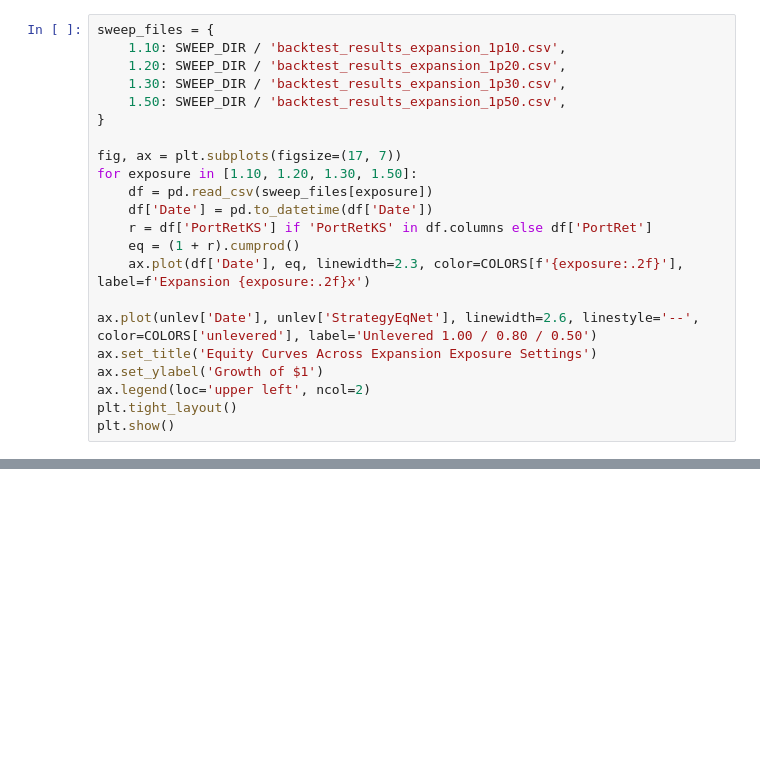
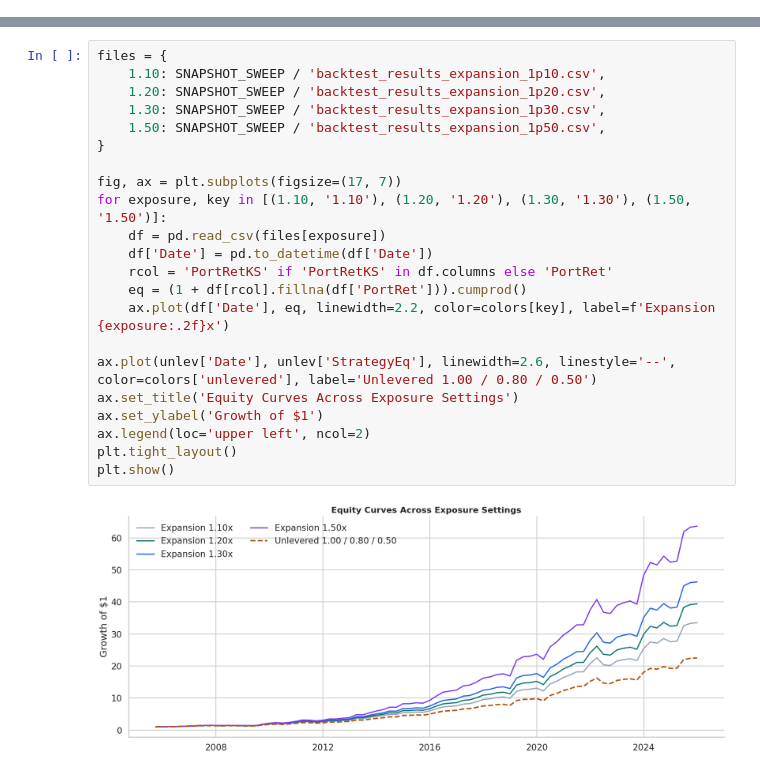
Before and after one commit to Nova-SBE-Portfolio-Management-Club/LongShort_EquityFund, a Jupyter notebook: macro_regime_v6_final/macro_regime_final/notebooks/backtest_visualization.ipynb, the cells around one changed output, grey strips where cells are left out. Cells and saved outputs as stored; diff of their text form; blank space fills up the shorter version.

```diff
--- a/macro_regime_v6_final/macro_regime_final/notebooks/backtest_visualization.ipynb
+++ b/macro_regime_v6_final/macro_regime_final/notebooks/backtest_visualization.ipynb
@@ -307,22 +0,0 @@ display(sweep_show)
-# %%
-sweep_files = {
-    1.10: SWEEP_DIR / 'backtest_results_expansion_1p10.csv',
-    1.20: SWEEP_DIR / 'backtest_results_expansion_1p20.csv',
-    1.30: SWEEP_DIR / 'backtest_results_expansion_1p30.csv',
-    1.50: SWEEP_DIR / 'backtest_results_expansion_1p50.csv',
-}
-
-fig, ax = plt.subplots(figsize=(17, 7))
-for exposure in [1.10, 1.20, 1.30, 1.50]:
-    df = pd.read_csv(sweep_files[exposure])
-    df['Date'] = pd.to_datetime(df['Date'])
-    r = df['PortRetKS'] if 'PortRetKS' in df.columns else df['PortRet']
-    eq = (1 + r).cumprod()
-    ax.plot(df['Date'], eq, linewidth=2.3, color=COLORS[f'{exposure:.2f}'], label=f'Expansion {exposure:.2f}x')
-
-ax.plot(unlev['Date'], unlev['StrategyEqNet'], linewidth=2.6, linestyle='--', color=COLORS['unlevered'], label='Unlevered 1.00 / 0.80 / 0.50')
-ax.set_title('Equity Curves Across Expansion Exposure Settings')
-ax.set_ylabel('Growth of $1')
-ax.legend(loc='upper left', ncol=2)
-plt.tight_layout()
-plt.show()
@@ -409,0 +346,24 @@ print('\n'.join(quarter_log_text.splitlines()[:40]) if quarter_log_text.strip()
+# %%
+files = {
+    1.10: SNAPSHOT_SWEEP / 'backtest_results_expansion_1p10.csv',
+    1.20: SNAPSHOT_SWEEP / 'backtest_results_expansion_1p20.csv',
+    1.30: SNAPSHOT_SWEEP / 'backtest_results_expansion_1p30.csv',
+    1.50: SNAPSHOT_SWEEP / 'backtest_results_expansion_1p50.csv',
+}
+
+fig, ax = plt.subplots(figsize=(17, 7))
+for exposure, key in [(1.10, '1.10'), (1.20, '1.20'), (1.30, '1.30'), (1.50, '1.50')]:
+    df = pd.read_csv(files[exposure])
+    df['Date'] = pd.to_datetime(df['Date'])
+    rcol = 'PortRetKS' if 'PortRetKS' in df.columns else 'PortRet'
+    eq = (1 + df[rcol].fillna(df['PortRet'])).cumprod()
+    ax.plot(df['Date'], eq, linewidth=2.2, color=colors[key], label=f'Expansion {exposure:.2f}x')
+
+ax.plot(unlev['Date'], unlev['StrategyEq'], linewidth=2.6, linestyle='--', color=colors['unlevered'], label='Unlevered 1.00 / 0.80 / 0.50')
+ax.set_title('Equity Curves Across Exposure Settings')
+ax.set_ylabel('Growth of $1')
+ax.legend(loc='upper left', ncol=2)
+plt.tight_layout()
+plt.show()
+# %% [output]
+[figure, added]
```
Also changed, not shown: parts of 41 cells of this notebook, 22 other files.
